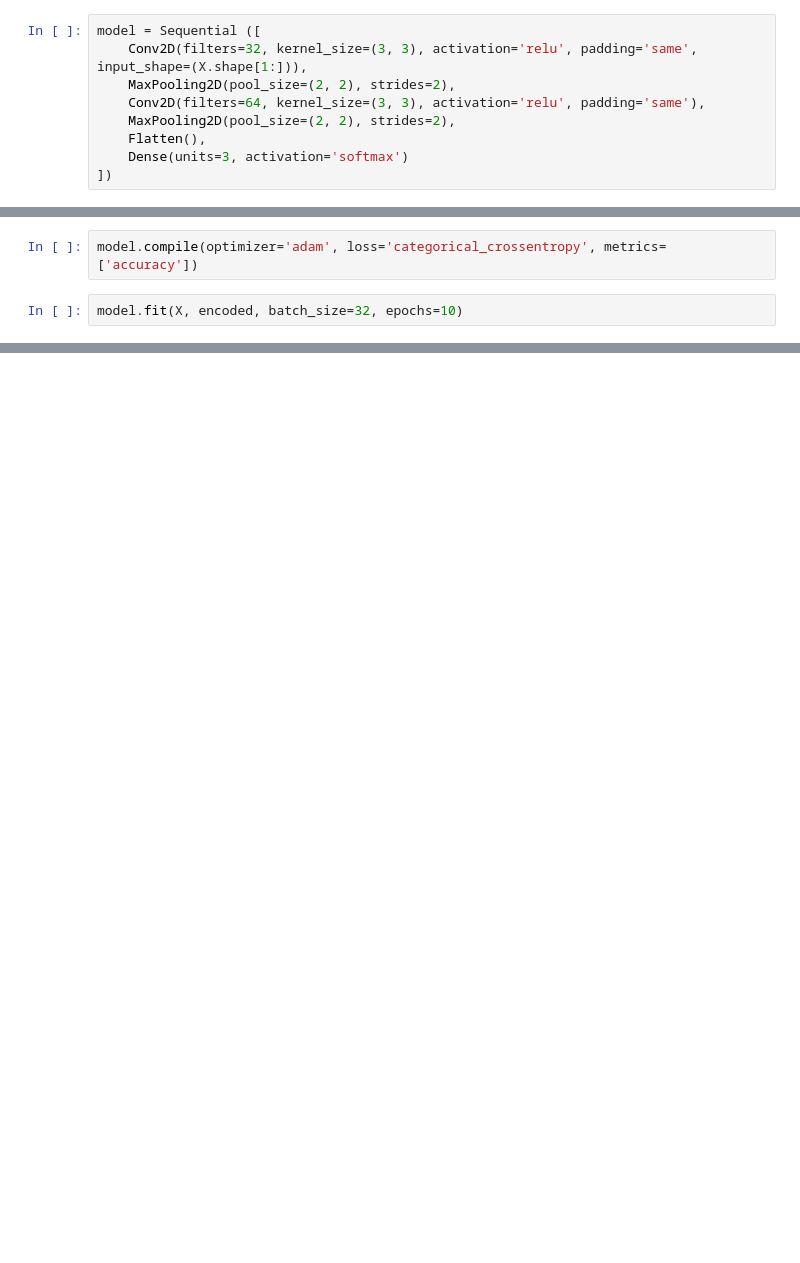
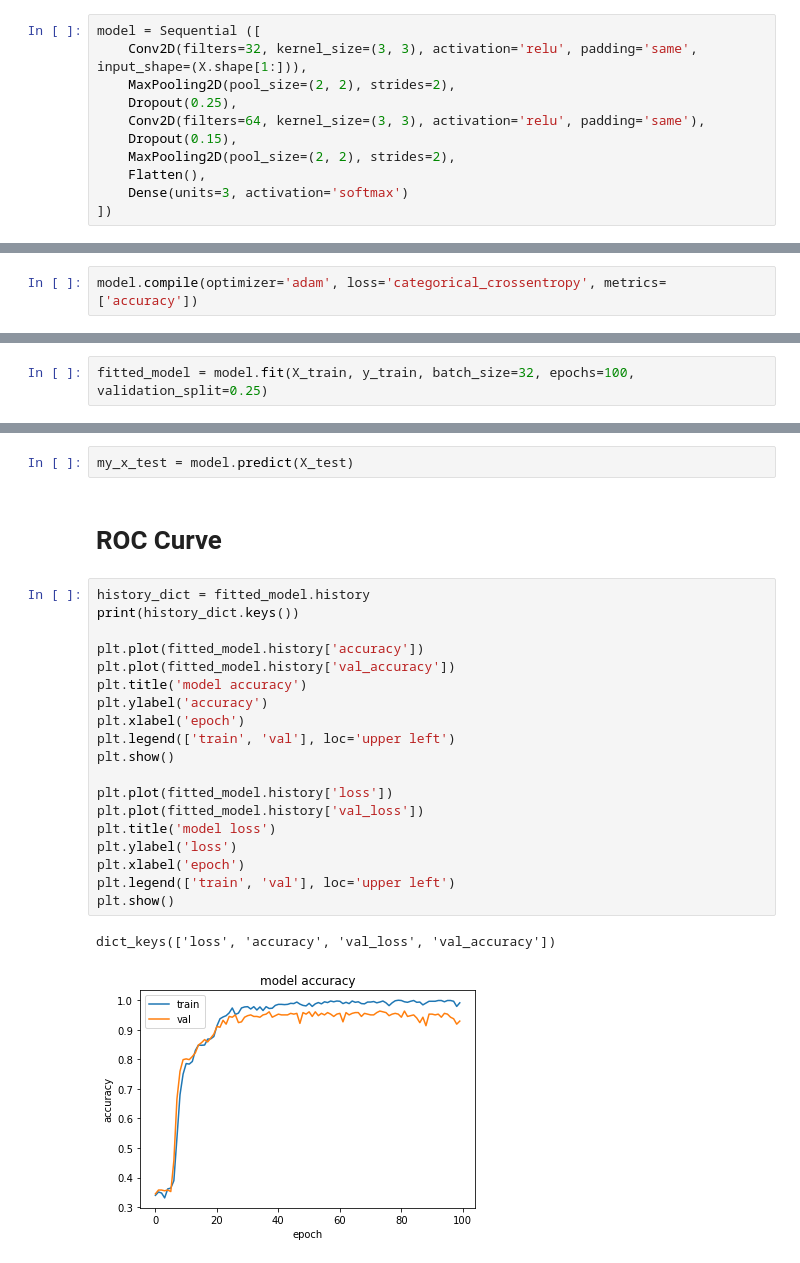
Before and after one commit to marknielcruz/ML-rock-paper-scissors, a Jupyter notebook: RockPaperScissorsKeras_TensorFlow_V2 After Emmanuel.ipynb, the cells around one changed output, grey strips where cells are left out. Cells and saved outputs as stored; diff of their text form; blank space fills up the shorter version.

```diff
--- a/RockPaperScissorsKeras_TensorFlow_V2 After Emmanuel.ipynb
+++ b/RockPaperScissorsKeras_TensorFlow_V2 After Emmanuel.ipynb
@@ -159,7 +186,9 @@ print(encoded.shape)
 model = Sequential ([
     Conv2D(filters=32, kernel_size=(3, 3), activation='relu', padding='same', input_shape=(X.shape[1:])),
     MaxPooling2D(pool_size=(2, 2), strides=2),
+    Dropout(0.25),
     Conv2D(filters=64, kernel_size=(3, 3), activation='relu', padding='same'),
+    Dropout(0.15),
     MaxPooling2D(pool_size=(2, 2), strides=2),
     Flatten(),
     Dense(units=3, activation='softmax')
@@ -189,5 +215,3 @@ Non-trainable params: 0
 _________________________________________________________________
 # %%
 model.compile(optimizer='adam', loss='categorical_crossentropy', metrics=['accuracy'])
-# %%
-model.fit(X, encoded, batch_size=32, epochs=10)
@@ -215,0 +218,2 @@ Epoch 10/10
+# %%
+fitted_model = model.fit(X_train, y_train, batch_size=32, epochs=100, validation_split=0.25)
@@ -220,0 +243,26 @@ model.evaluate(X, encoded)
+# %%
+my_x_test = model.predict(X_test)
+# %% [markdown]
+# ROC Curve
+# %%
+history_dict = fitted_model.history
+print(history_dict.keys())
+
+plt.plot(fitted_model.history['accuracy'])
+plt.plot(fitted_model.history['val_accuracy'])
+plt.title('model accuracy')
+plt.ylabel('accuracy')
+plt.xlabel('epoch')
+plt.legend(['train', 'val'], loc='upper left')
+plt.show()
+
+plt.plot(fitted_model.history['loss'])
+plt.plot(fitted_model.history['val_loss'])
+plt.title('model loss')
+plt.ylabel('loss')
+plt.xlabel('epoch')
+plt.legend(['train', 'val'], loc='upper left')
+plt.show()
+# %% [output]
+dict_keys(['loss', 'accuracy', 'val_loss', 'val_accuracy'])
+[figure, added]
```
Also changed, not shown: parts of 22 cells of this notebook, 1 other file.
